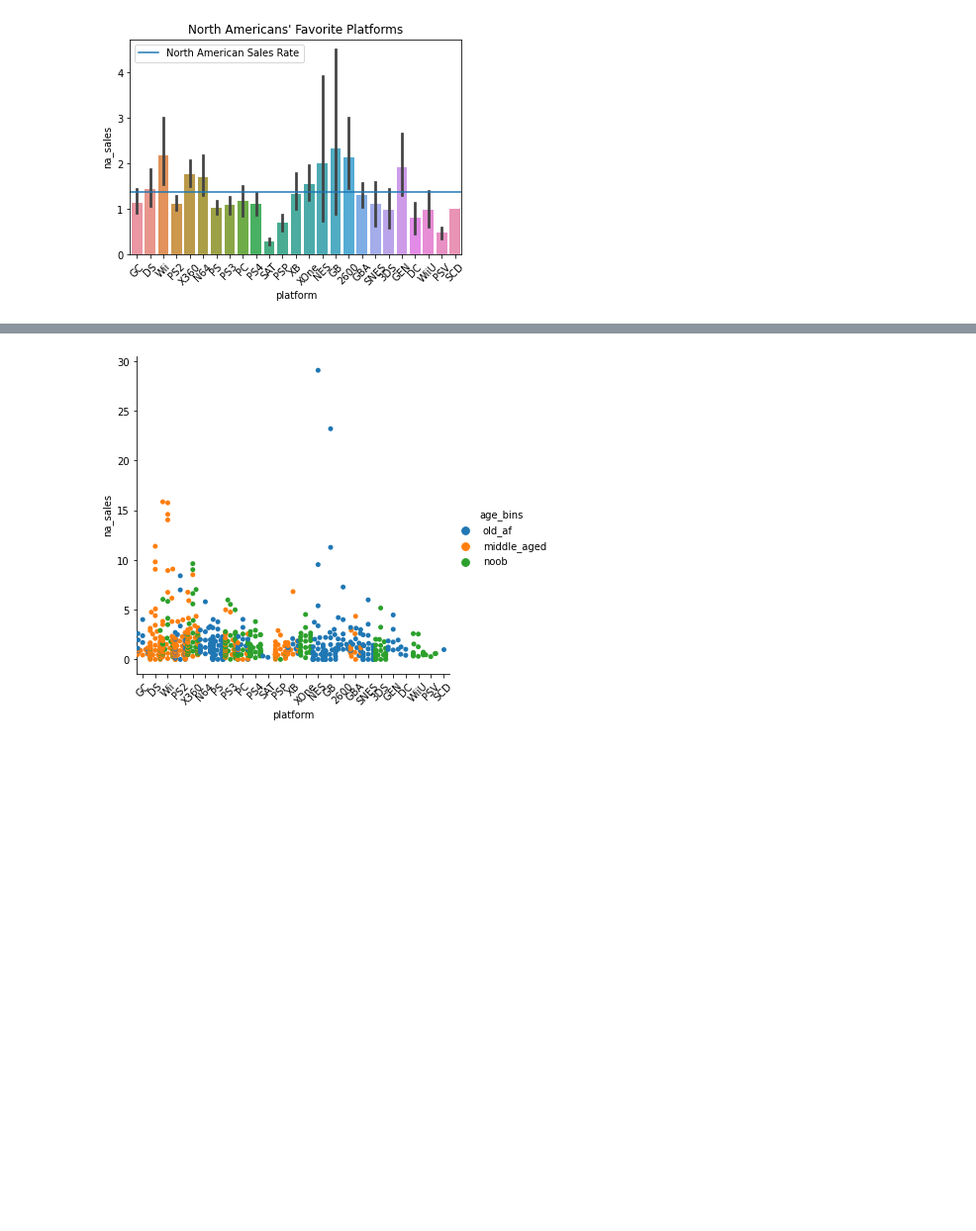
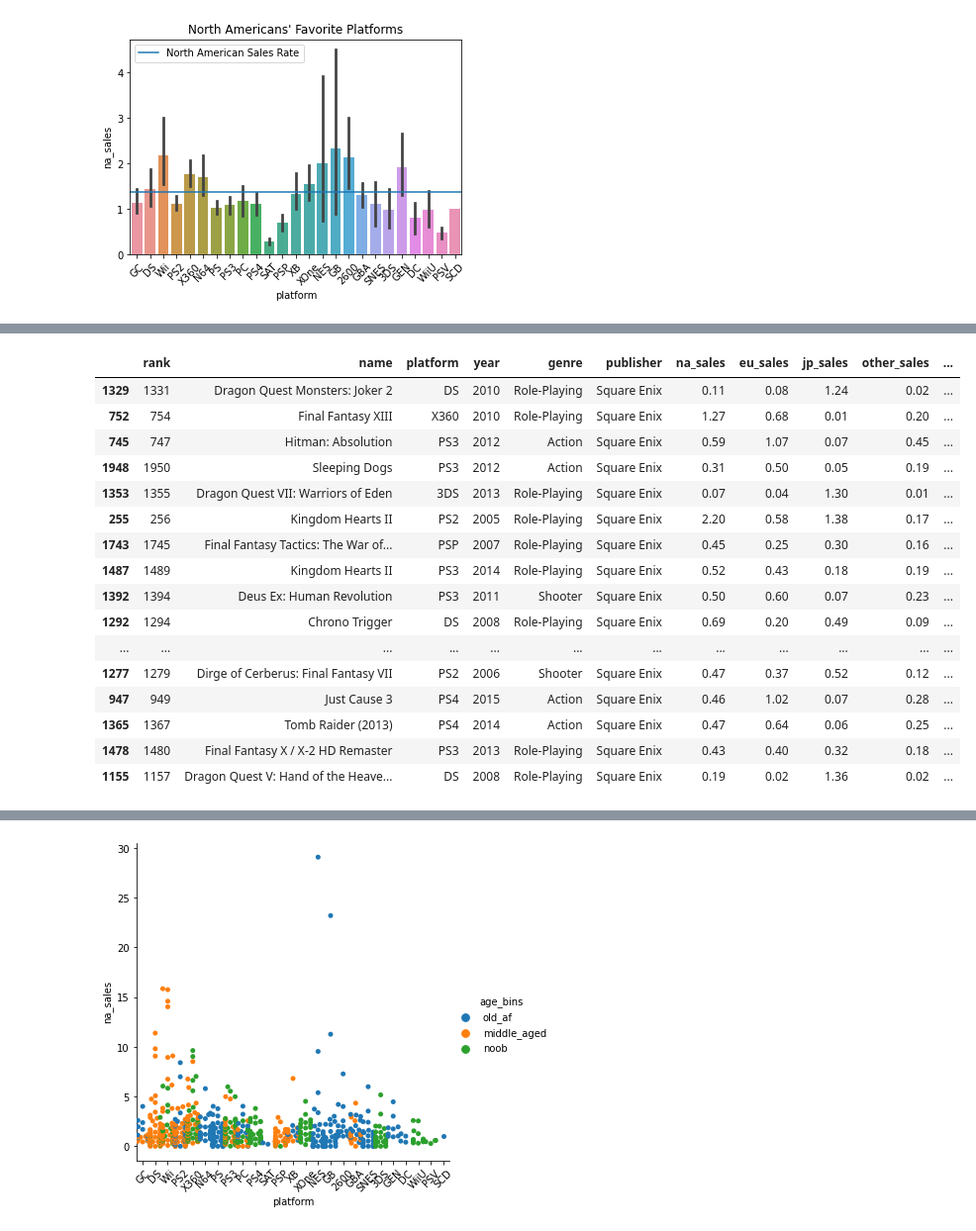
Before and after one commit to brentschriver/press_start, a Jupyter notebook: press-start-workflow.ipynb, the cells around one changed output, grey strips where cells are left out. Shown at 99% size. Saved outputs shown, nothing was run; the diff lists cells and outputs as text; code cells hidden in the pictures; blank space fills up the shorter version.

```diff
--- a/press-start-workflow.ipynb
+++ b/press-start-workflow.ipynb
@@ -484,0 +589,20 @@ top_platforms
+# %%
+train[train.publisher == 'Square Enix']
+# %% [output]
+|  | rank | name | platform | year | genre | publisher | na_sales | eu_sales | jp_sales | other_sales | ... |
+| 1329 | 1331 | Dragon Quest Monsters: Joker 2 | DS | 2010 | Role-Playing | Square Enix | 0.11 | 0.08 | 1.24 | 0.02 | ... |
+| 752 | 754 | Final Fantasy XIII | X360 | 2010 | Role-Playing | Square Enix | 1.27 | 0.68 | 0.01 | 0.20 | ... |
+| 745 | 747 | Hitman: Absolution | PS3 | 2012 | Action | Square Enix | 0.59 | 1.07 | 0.07 | 0.45 | ... |
+| 1948 | 1950 | Sleeping Dogs | PS3 | 2012 | Action | Square Enix | 0.31 | 0.50 | 0.05 | 0.19 | ... |
+| 1353 | 1355 | Dragon Quest VII: Warriors of Eden | 3DS | 2013 | Role-Playing | Square Enix | 0.07 | 0.04 | 1.30 | 0.01 | ... |
+| 255 | 256 | Kingdom Hearts II | PS2 | 2005 | Role-Playing | Square Enix | 2.20 | 0.58 | 1.38 | 0.17 | ... |
+| 1743 | 1745 | Final Fantasy Tactics: The War of... | PSP | 2007 | Role-Playing | Square Enix | 0.45 | 0.25 | 0.30 | 0.16 | ... |
+| 1487 | 1489 | Kingdom Hearts II | PS3 | 2014 | Role-Playing | Square Enix | 0.52 | 0.43 | 0.18 | 0.19 | ... |
+| 1392 | 1394 | Deus Ex: Human Revolution | PS3 | 2011 | Shooter | Square Enix | 0.50 | 0.60 | 0.07 | 0.23 | ... |
+| 1292 | 1294 | Chrono Trigger | DS | 2008 | Role-Playing | Square Enix | 0.69 | 0.20 | 0.49 | 0.09 | ... |
+| ... | ... | ... | ... | ... | ... | ... | ... | ... | ... | ... | ... |
+| 1277 | 1279 | Dirge of Cerberus: Final Fantasy VII | PS2 | 2006 | Shooter | Square Enix | 0.47 | 0.37 | 0.52 | 0.12 | ... |
+| 947 | 949 | Just Cause 3 | PS4 | 2015 | Action | Square Enix | 0.46 | 1.02 | 0.07 | 0.28 | ... |
+| 1365 | 1367 | Tomb Raider (2013) | PS4 | 2014 | Action | Square Enix | 0.47 | 0.64 | 0.06 | 0.25 | ... |
+| 1478 | 1480 | Final Fantasy X / X-2 HD Remaster | PS3 | 2013 | Role-Playing | Square Enix | 0.43 | 0.40 | 0.32 | 0.18 | ... |
+| 1155 | 1157 | Dragon Quest V: Hand of the Heave... | DS | 2008 | Role-Playing | Square Enix | 0.19 | 0.02 | 1.36 | 0.02 | ... |
```
Also changed, not shown: parts of 82 cells of this notebook, 1 other file.
